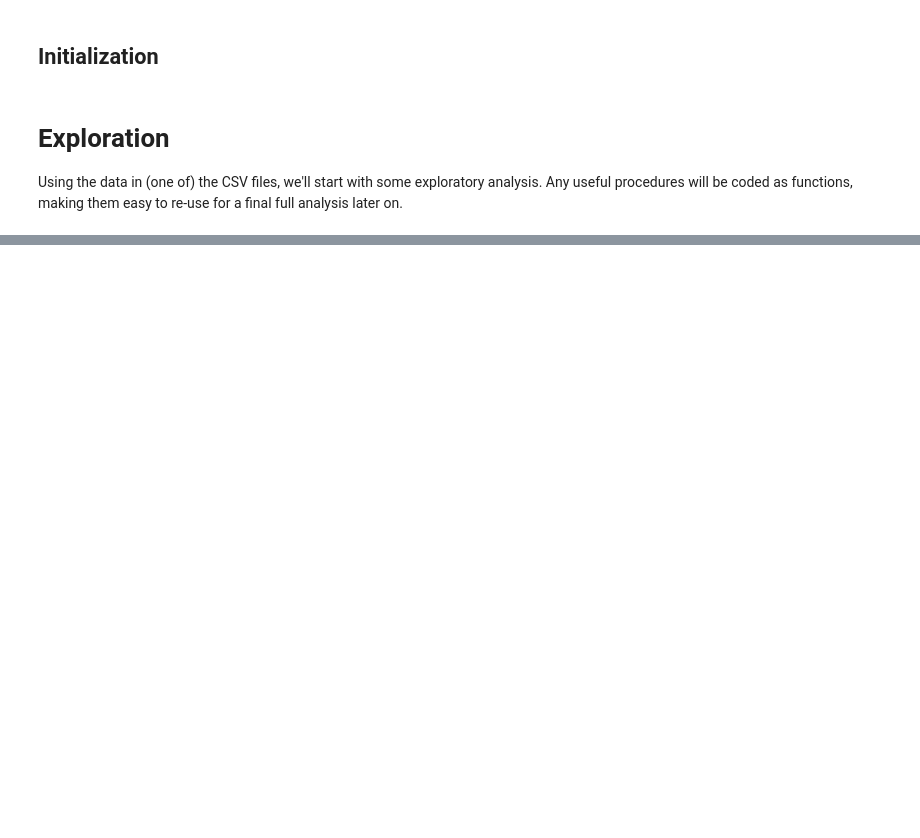
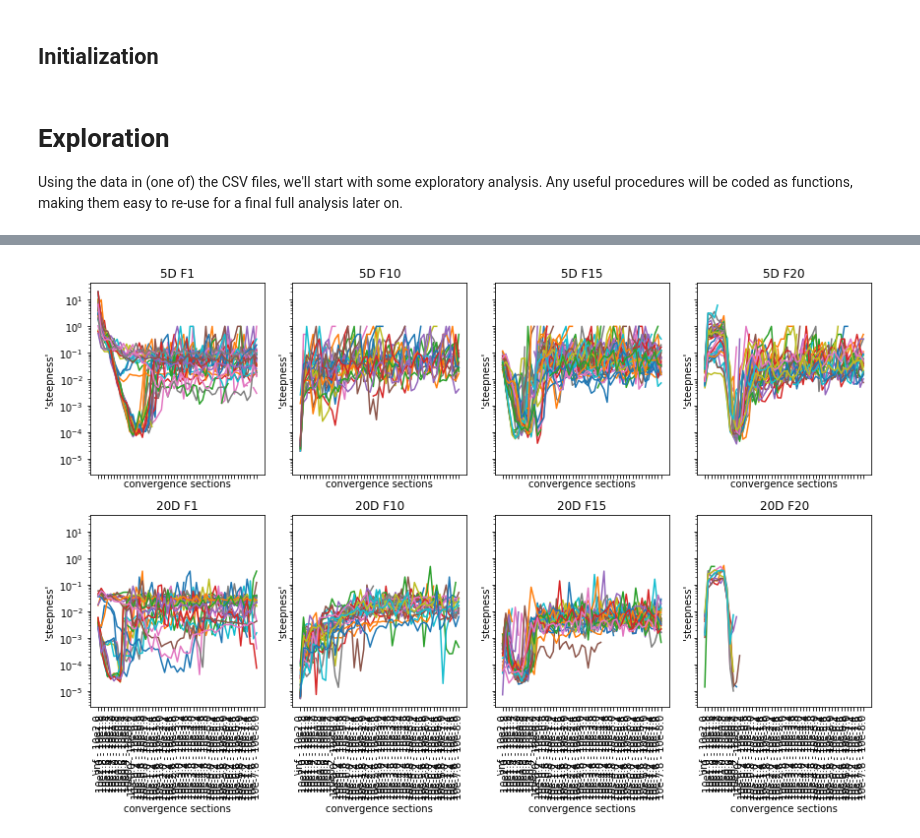
Before and after one commit to sjvrijn/adaptive-ES-configs, a Jupyter notebook: analysis.ipynb, the cells around one changed output, grey strips where cells are left out. Cells and saved outputs as stored; diff of their text form; code cells hidden in the pictures; blank space fills up the shorter version.

```diff
--- a/analysis.ipynb
+++ b/analysis.ipynb
@@ -248,0 +284,18 @@ print(results)
+# %%
+# Just some caching
+full_data = {(ndim, fid): get_data(ndim=ndim, fid=fid) for ndim, fid in product(ndims, fids)}
+# %%
+# Because it's defined as a simple-to-use function, we can now plot this data for all available datasets
+fig, axes = plt.subplots(ncols=4, nrows=2, figsize=(12,8), sharex=True, sharey=True)
+
+for exp, ax in zip(product(ndims, fids), axes.flatten()):
+    ndim, fid = exp
+    df_means = aggregateByMean(absolutetodifferences(full_data[(ndim, fid)]))
+    subset = makecleaninverses(selectSmallestPerColumn(df_means, columns), columns)
+    plotOnAxis(subset, columns, ax, title='{}D F{}'.format(ndim, fid), legend=False)
+    ax.set_yscale('log')
+
+plt.tight_layout()
+plt.show()
+# %% [output]
+[figure, added]
```
Also changed, not shown: parts of 40 cells of this notebook.
